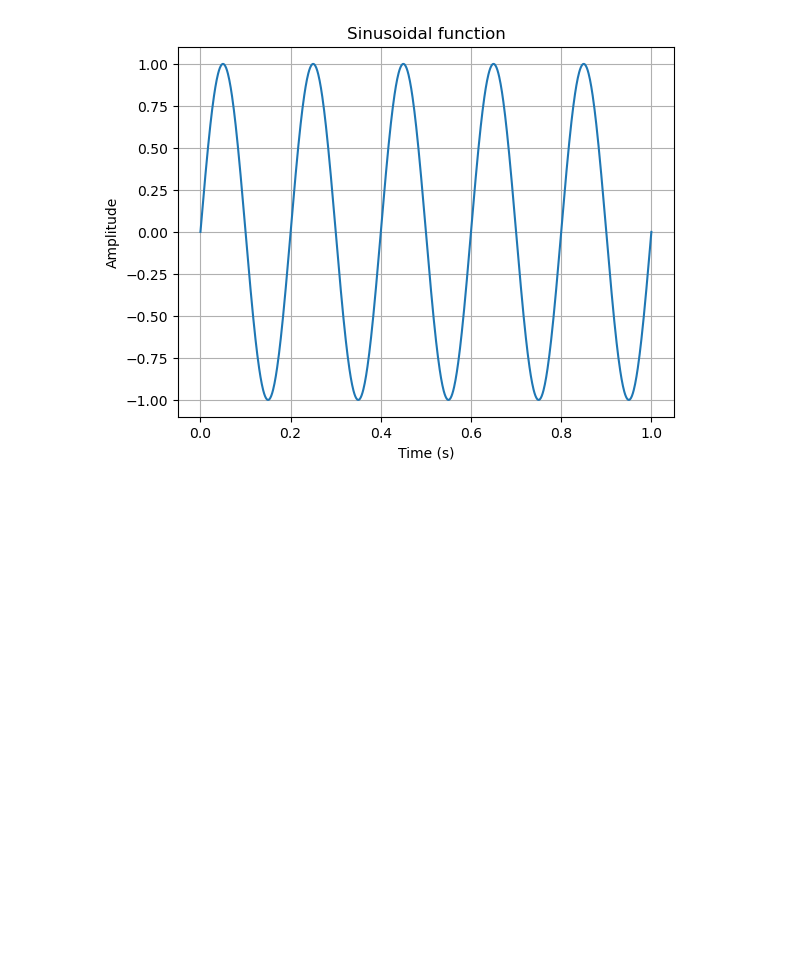
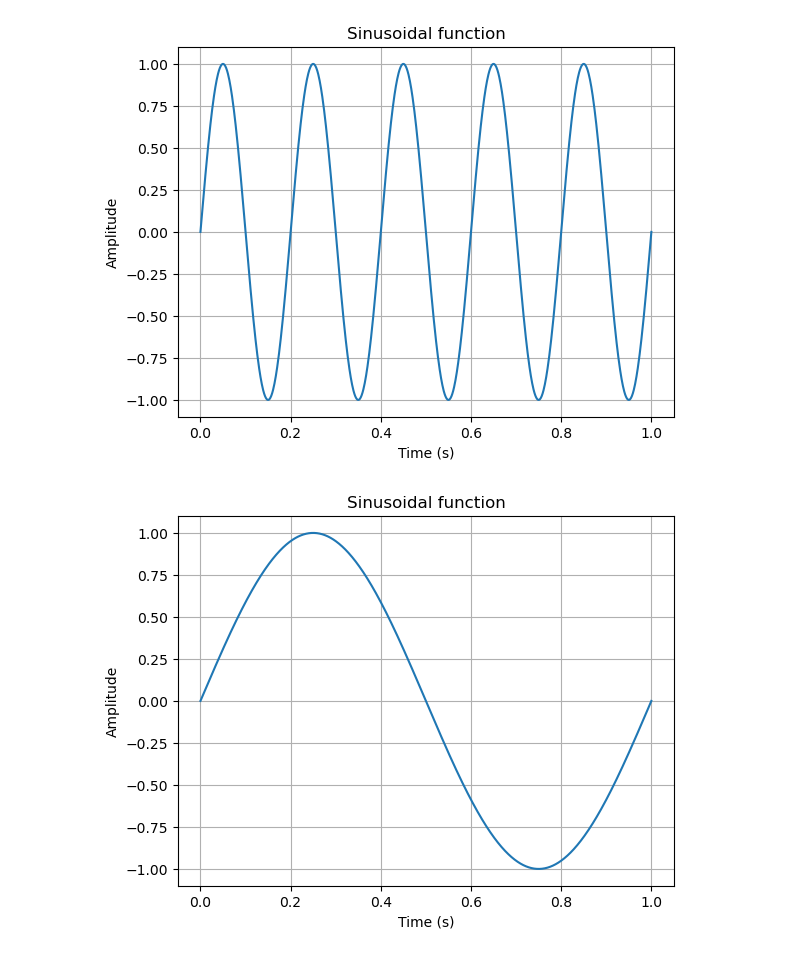
Before and after one commit to jenniferhoumard/python-series02, a Jupyter notebook: python-series02.ipynb, the cells around one changed output. Drawn from its saved outputs; the diff is of its cells as text; code cells hidden in the pictures; blank space fills up the shorter version.

Commit message:
Add a simplified sine curve with one oscillation per second instead of 5

```diff
--- a/python-series02.ipynb
+++ b/python-series02.ipynb
@@ -62,3 +62,24 @@ plt.savefig("sine_wave.png")
 plt.show()
 # %% [output]
 [figure]
+# %%
+# Create a numpy array called t that contains 1000 values from 0 to 1 (t is for time)
+t = np.linspace(0, 1, 1000) #linspace() creates evenly spaced numbers (0 = starting value, 1 = ending value, 1000 = total values)
+
+# Create a numpy array called s that contains the values of a sine function of t (s is for signal)
+s = np.sin(2 * np.pi * t) #uses the simplified sinusoid with 5 oscillations per second
+
+# Plot s as a function of t
+
+plt.plot(t, s)
+
+plt.title("Sinusoidal function")
+
+plt.xlabel("Time (s)")
+plt.ylabel("Amplitude")
+plt.grid()
+
+plt.savefig("sine_wave.png")
+plt.show()
+# %% [output]
+[figure, added]
```
Also changed, not shown: 1 other file.
